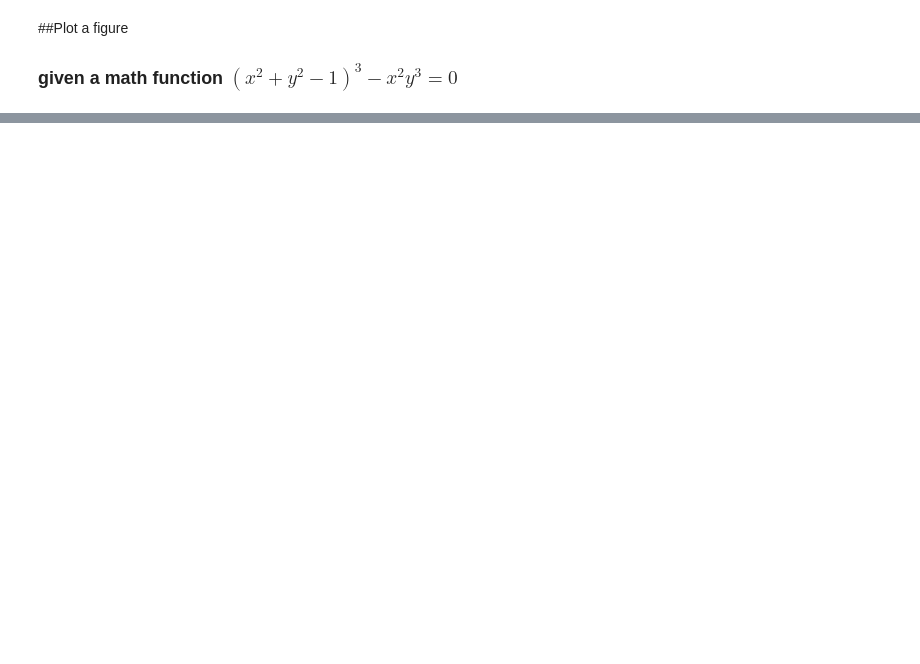
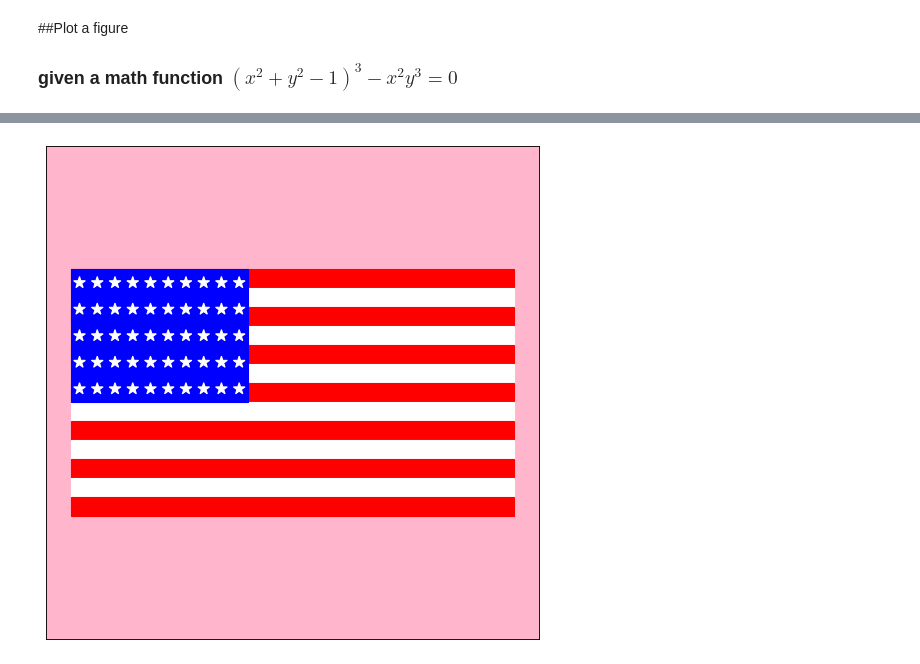
Before and after one commit to umslengineering/EENG1108, a Jupyter notebook: week4.ipynb, the cells around one changed output, grey strips where cells are left out. Drawn from its saved outputs; the diff is of its cells as text; code cells hidden in the pictures; blank space fills up the shorter version.

```diff
--- a/week4.ipynb
+++ b/week4.ipynb
@@ -24,0 +224,46 @@ Text(0.5, 1.0, 'I Love You!!')
+# %%
+from textwrap import fill
+# USA Flag
+
+# from SimpleGraphics import *
+
+import numpy as np
+
+MakeWindow(10, labels=False, bgcolor = PINK)
+
+flag_width = 18
+flag_height = 10
+
+stripe_height = flag_height/13
+
+for i in range(13):
+  y = flag_height/2 - stripe_height/2 - i*stripe_height
+  color = RED if i%2 == 0 else WHITE
+  DrawRect(0, y, flag_width, stripe_height, FillColor=color, EdgeColor=color)
+
+# plot the canton
+canton_width = 0.4*flag_width
+canton_height = stripe_height*7
+DrawRect(-flag_width/2 + canton_width/2, flag_height/2-canton_height/2, canton_width, canton_height, FillColor=BLUE, EdgeColor=BLUE)
+
+# plot the stars
+rows = 5
+cols = 10
+star_r = 0.25
+
+x_start = - flag_width/2 + canton_width*0.05
+
+y_start = flag_height/2 - canton_height*0.1
+
+dx = canton_width/cols
+dy = canton_height/rows
+
+for i in range(rows):
+  for j in range(cols):
+    x = x_start + j * dx
+    y = y_start - i * dy
+    DrawStar(x,y, star_r, FillColor=WHITE, EdgeColor=WHITE)
+
+ShowWindow()
+# %% [output]
+[figure, added]
```
Also changed, not shown: parts of 6 cells of this notebook.
